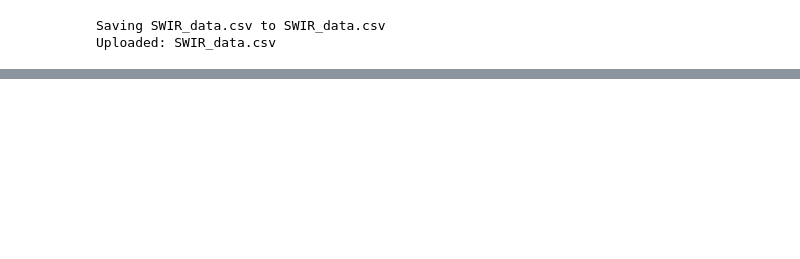
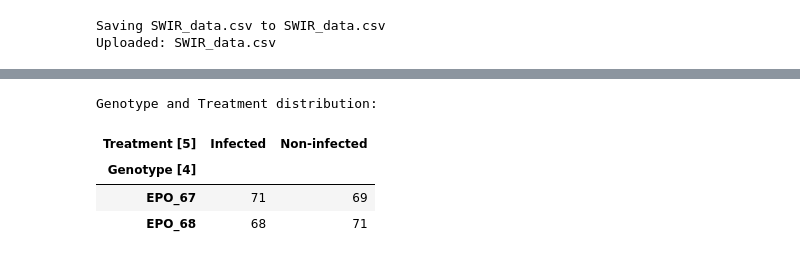
Before and after one commit to megha-0066/TerraSpectra, a Jupyter notebook: TeraSpectra.ipynb, the cells around one changed output, grey strips where cells are left out. Cells and saved outputs as stored; diff of their text form; code cells hidden in the pictures; blank space fills up the shorter version.

```diff
--- a/TeraSpectra.ipynb
+++ b/TeraSpectra.ipynb
@@ -433,0 +453,14 @@ Columns:
+# %%
+print("Genotype and Treatment distribution:")
+
+display(
+    df.groupby(
+        ["Genotype [4]", "Treatment [5]"]
+    ).size().unstack(fill_value=0)
+)
+# %% [output]
+Genotype and Treatment distribution:
+| Treatment [5] | Infected | Non-infected |
+| Genotype [4] |  |  |
+| EPO_67 | 71 | 69 |
+| EPO_68 | 68 | 71 |
```
Also changed, not shown: parts of 24 cells of this notebook.
